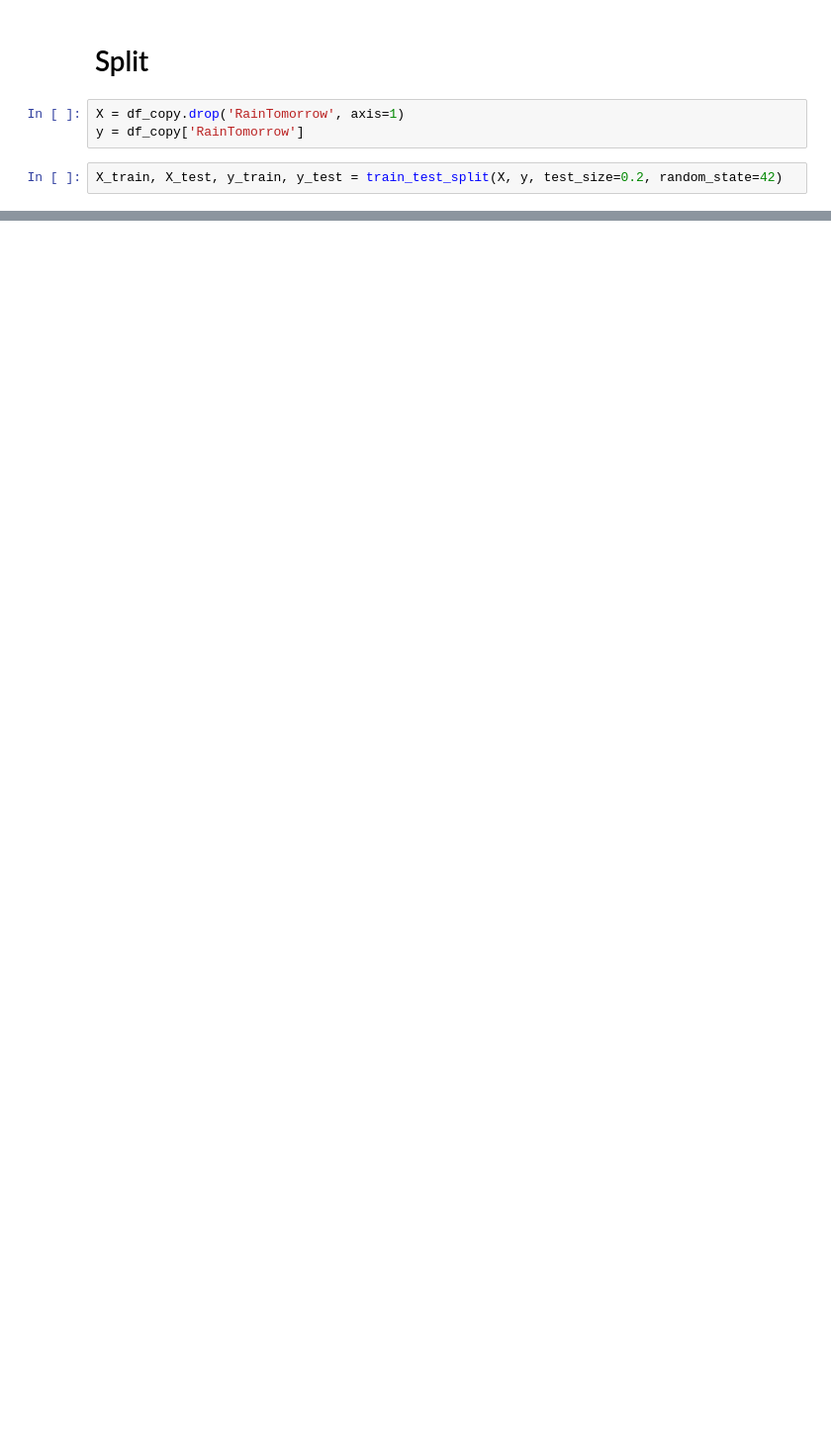
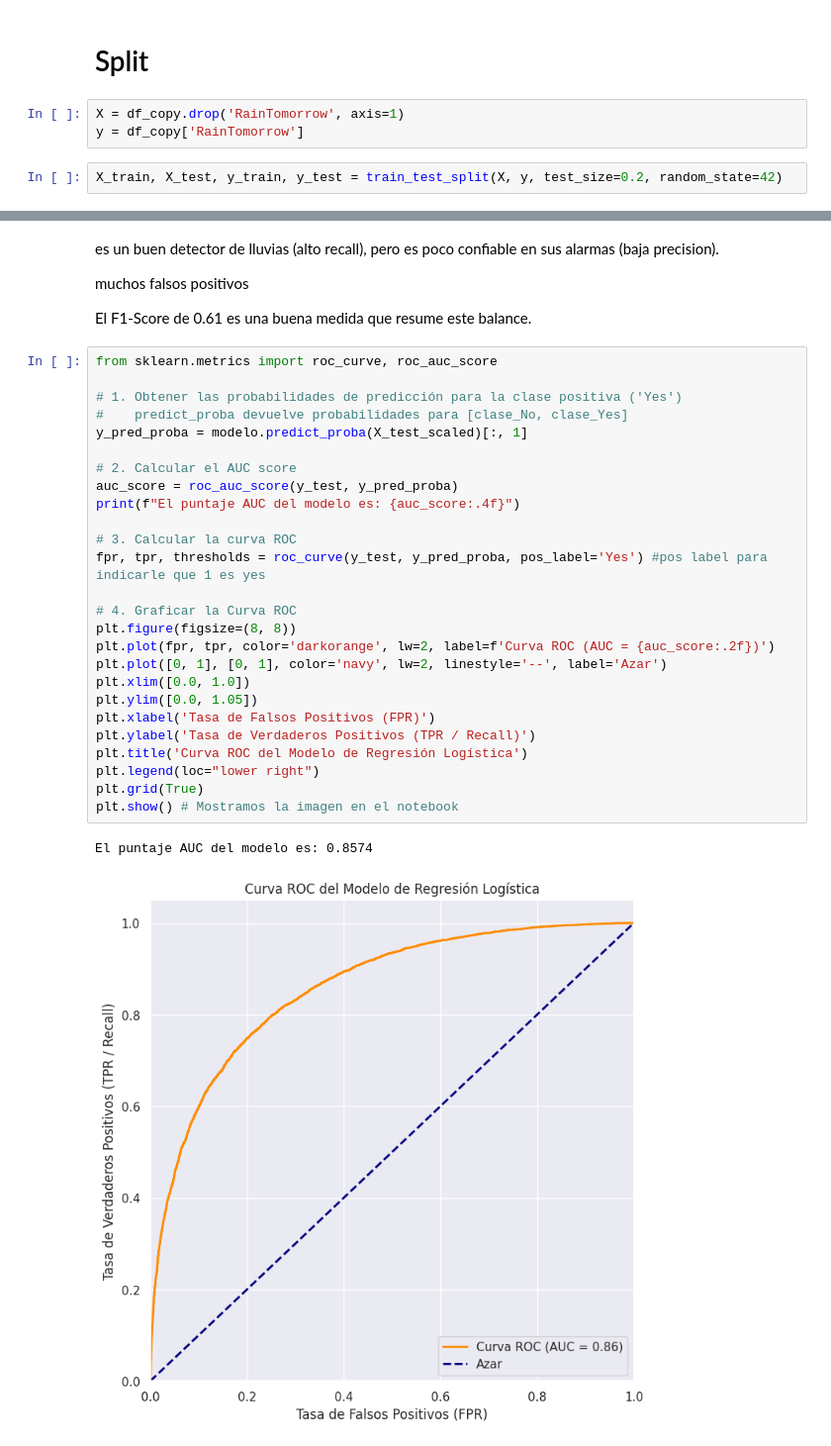
Before and after one commit to GenaCanciani/AA1-TUIA-Canciani-Mancini-Morales, a Jupyter notebook: TP-clasificacion-AA1.ipynb, the cells around one changed output, grey strips where cells are left out. Shown at 99% size. Drawn from its saved outputs; the diff is of its cells as text; blank space fills up the shorter version.

```diff
--- a/TP-clasificacion-AA1.ipynb
+++ b/TP-clasificacion-AA1.ipynb
@@ -830,0 +811,35 @@ weighted avg       0.65      0.50      0.54     28439
+# %% [markdown]
+es un buen detector de lluvias (alto recall), pero es poco confiable en sus alarmas (baja precision).
+
+muchos falsos positivos
+
+El F1-Score de 0.61 es una buena medida que resume este balance.
+# %%
+from sklearn.metrics import roc_curve, roc_auc_score
+
+# 1. Obtener las probabilidades de predicción para la clase positiva ('Yes')
+#    predict_proba devuelve probabilidades para [clase_No, clase_Yes]
+y_pred_proba = modelo.predict_proba(X_test_scaled)[:, 1]
+
+# 2. Calcular el AUC score
+auc_score = roc_auc_score(y_test, y_pred_proba)
+print(f"El puntaje AUC del modelo es: {auc_score:.4f}")
+
+# 3. Calcular la curva ROC
+fpr, tpr, thresholds = roc_curve(y_test, y_pred_proba, pos_label='Yes') #pos label para indicarle que 1 es yes
+
+# 4. Graficar la Curva ROC
+plt.figure(figsize=(8, 8))
+plt.plot(fpr, tpr, color='darkorange', lw=2, label=f'Curva ROC (AUC = {auc_score:.2f})')
+plt.plot([0, 1], [0, 1], color='navy', lw=2, linestyle='--', label='Azar')
+plt.xlim([0.0, 1.0])
+plt.ylim([0.0, 1.05])
+plt.xlabel('Tasa de Falsos Positivos (FPR)')
+plt.ylabel('Tasa de Verdaderos Positivos (TPR / Recall)')
+plt.title('Curva ROC del Modelo de Regresión Logística')
+plt.legend(loc="lower right")
+plt.grid(True)
+plt.show() # Mostramos la imagen en el notebook
+# %% [output]
+El puntaje AUC del modelo es: 0.8574
+[figure, added]
```
Also changed, not shown: parts of 38 cells of this notebook.
